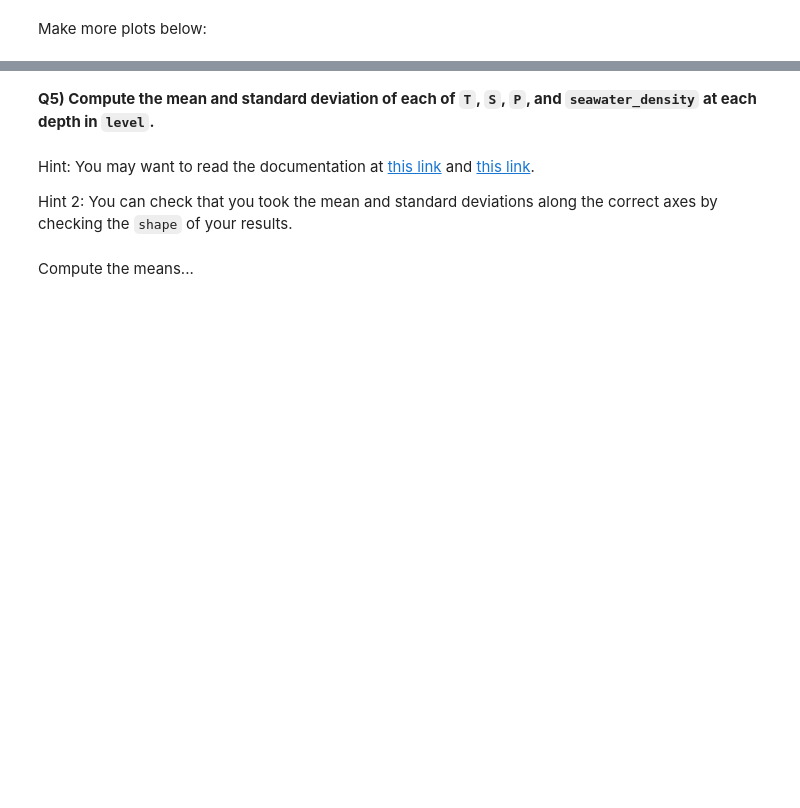
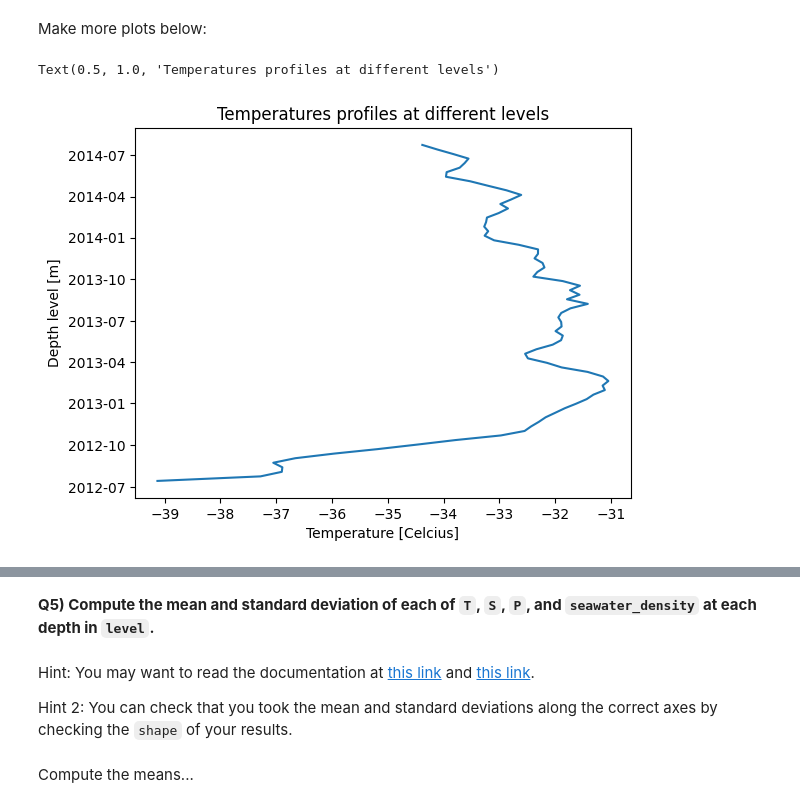
Before and after one commit to Lipow17/2024_Intro_Python, a Jupyter notebook: W2_S1.ipynb, the cells around one changed output, grey strips where cells are left out. Drawn from its saved outputs; the diff is of its cells as text; code cells hidden in the pictures; blank space fills up the shorter version.

```diff
--- a/W2_S1.ipynb
+++ b/W2_S1.ipynb
@@ -192,2 +250,10 @@ plt.title(___)
 # %% [markdown]
 Make more plots below:
+# %%
+plt.plot(T,levels);
+plt.xlabel('Temperature [Celcius]')
+plt.ylabel('Depth level [m]')
+plt.title('Temperatures profiles at different levels')
+# %% [output]
+Text(0.5, 1.0, 'Temperatures profiles at different levels')
+[figure, added]
```
Also changed, not shown: parts of 41 cells of this notebook.
